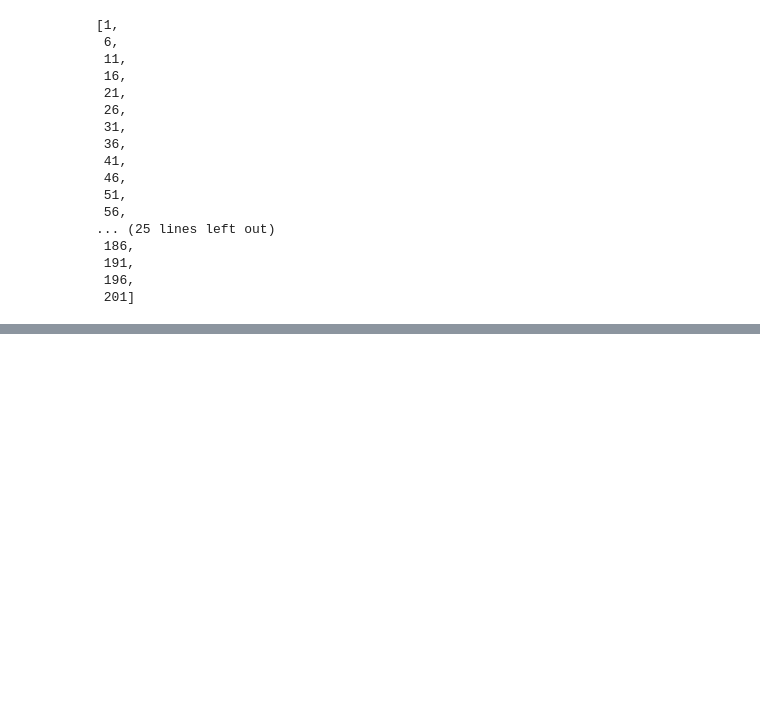
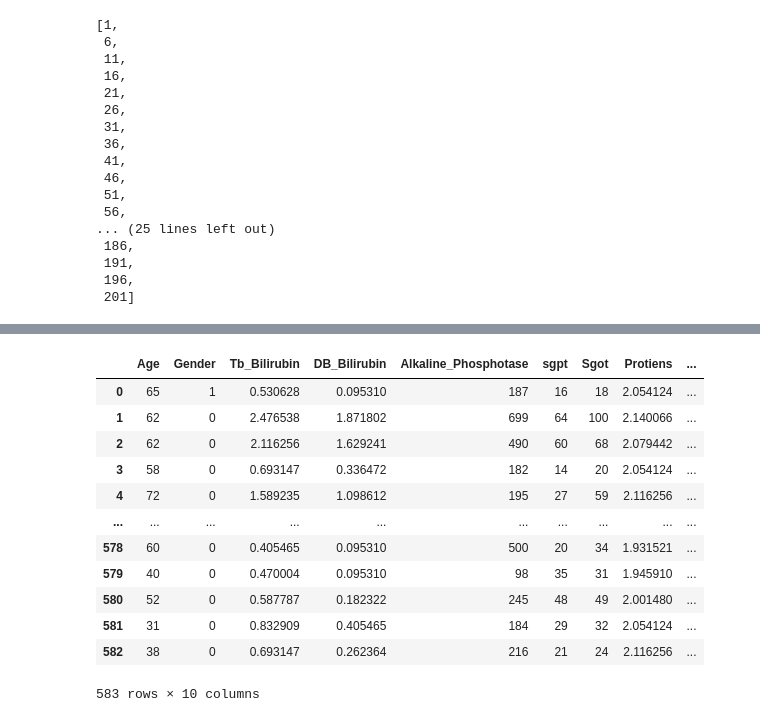
Before and after one commit to Pspetz/Liver_disease_prediction, a Jupyter notebook: Liver_disease.ipynb, the cells around one changed output, grey strips where cells are left out. Cells and saved outputs as stored; diff of their text form; code cells hidden in the pictures; blank space fills up the shorter version.

```diff
--- a/Liver_disease.ipynb
+++ b/Liver_disease.ipynb
@@ -653,0 +626,17 @@ p-value: 0.0
+# %%
+#ERWTIMA 5
+X_data
+# %% [output]
+|  | Age | Gender | Tb_Bilirubin | DB_Bilirubin | Alkaline_Phosphotase | sgpt | Sgot | Protiens | ... |
+| 0 | 65 | 1 | 0.530628 | 0.095310 | 187 | 16 | 18 | 2.054124 | ... |
+| 1 | 62 | 0 | 2.476538 | 1.871802 | 699 | 64 | 100 | 2.140066 | ... |
+| 2 | 62 | 0 | 2.116256 | 1.629241 | 490 | 60 | 68 | 2.079442 | ... |
+| 3 | 58 | 0 | 0.693147 | 0.336472 | 182 | 14 | 20 | 2.054124 | ... |
+| 4 | 72 | 0 | 1.589235 | 1.098612 | 195 | 27 | 59 | 2.116256 | ... |
+| ... | ... | ... | ... | ... | ... | ... | ... | ... | ... |
+| 578 | 60 | 0 | 0.405465 | 0.095310 | 500 | 20 | 34 | 1.931521 | ... |
+| 579 | 40 | 0 | 0.470004 | 0.095310 | 98 | 35 | 31 | 1.945910 | ... |
+| 580 | 52 | 0 | 0.587787 | 0.182322 | 245 | 48 | 49 | 2.001480 | ... |
+| 581 | 31 | 0 | 0.832909 | 0.405465 | 184 | 29 | 32 | 2.054124 | ... |
+| 582 | 38 | 0 | 0.693147 | 0.262364 | 216 | 21 | 24 | 2.116256 | ... |
+583 rows × 10 columns
```
Also changed, not shown: parts of 21 cells of this notebook, 1 other file.
